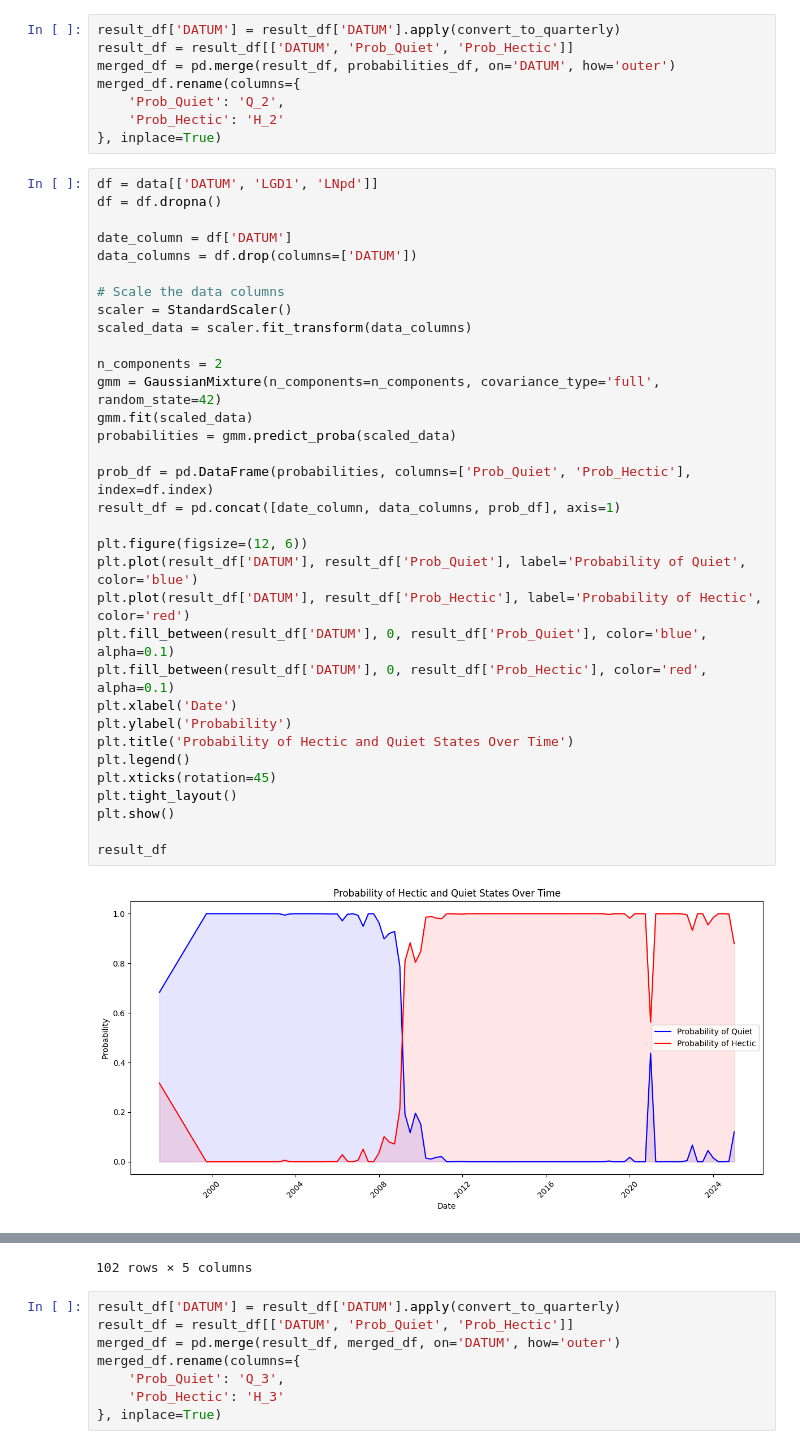
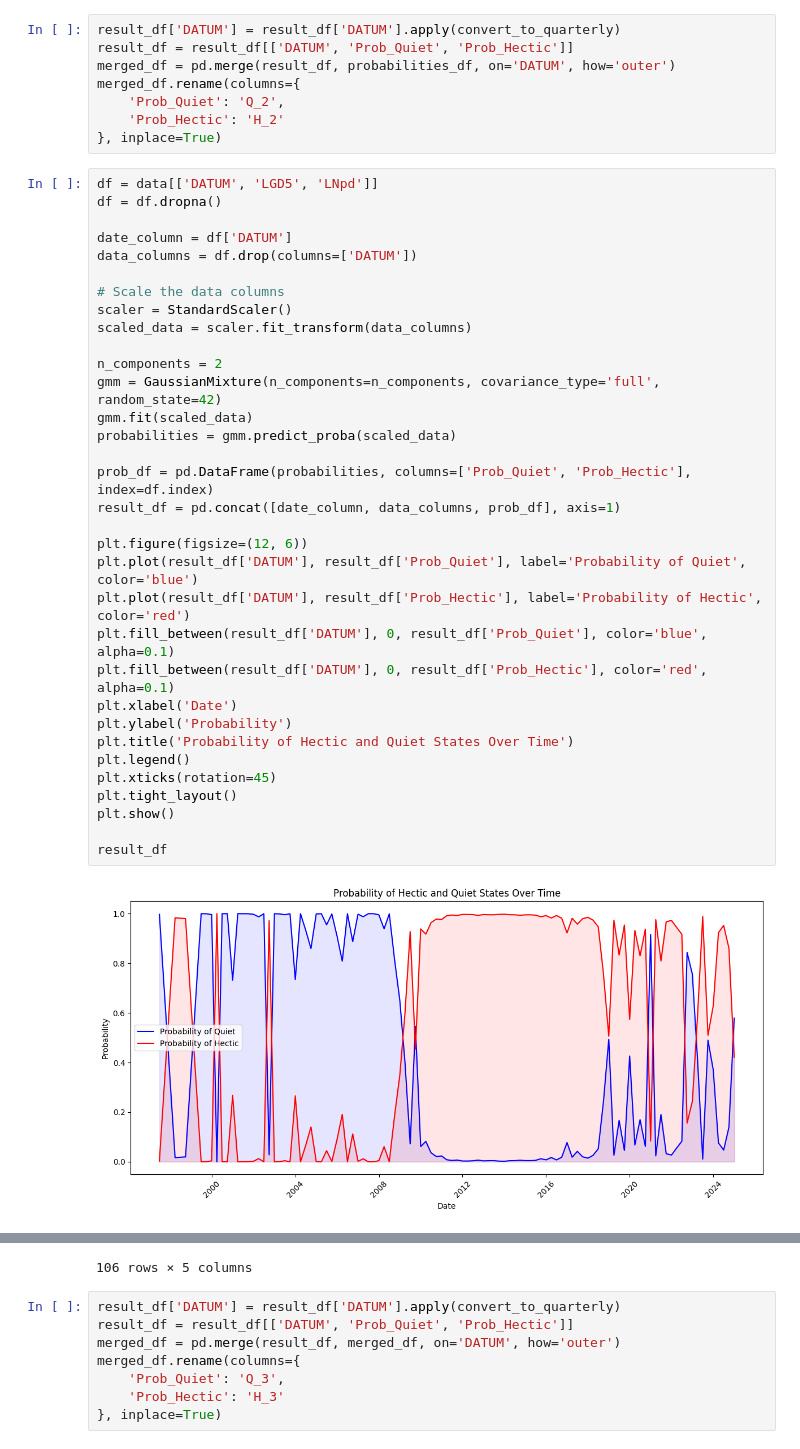
Before and after one commit to KraBence/Temalabor, a Jupyter notebook: Becslesek.ipynb, the cells around one changed output, grey strips where cells are left out. Cells and saved outputs as stored; diff of their text form.

```diff
--- a/Becslesek.ipynb
+++ b/Becslesek.ipynb
@@ -287,37 +300,37 @@ merged_df.rename(columns={
     'Prob_Hectic': 'H_2'
 }, inplace=True)
 # %%
-df = data[['DATUM', 'LGD1', 'LNpd']]
+df = data[['DATUM', 'LGD5', 'LNpd']]
 df = df.dropna()
 
 date_column = df['DATUM']
 data_columns = df.drop(columns=['DATUM'])
 
 # Scale the data columns
 scaler = StandardScaler()
 scaled_data = scaler.fit_transform(data_columns)
 
 n_components = 2
 gmm = GaussianMixture(n_components=n_components, covariance_type='full', random_state=42)
 gmm.fit(scaled_data)
 probabilities = gmm.predict_proba(scaled_data)
 
 prob_df = pd.DataFrame(probabilities, columns=['Prob_Quiet', 'Prob_Hectic'], index=df.index)
 result_df = pd.concat([date_column, data_columns, prob_df], axis=1)
 
 plt.figure(figsize=(12, 6))
 plt.plot(result_df['DATUM'], result_df['Prob_Quiet'], label='Probability of Quiet', color='blue')
 plt.plot(result_df['DATUM'], result_df['Prob_Hectic'], label='Probability of Hectic', color='red')
 plt.fill_between(result_df['DATUM'], 0, result_df['Prob_Quiet'], color='blue', alpha=0.1)
 plt.fill_between(result_df['DATUM'], 0, result_df['Prob_Hectic'], color='red', alpha=0.1)
 plt.xlabel('Date')
 plt.ylabel('Probability')
 plt.title('Probability of Hectic and Quiet States Over Time')
 plt.legend()
 plt.xticks(rotation=45)
 plt.tight_layout()
 plt.show()
 
 result_df
 # %% [output]
-[figure, old version]
+[figure, new version]
@@ -336,4 +349,4 @@ result_df
-102 rows × 5 columns
+106 rows × 5 columns
 # %%
 result_df['DATUM'] = result_df['DATUM'].apply(convert_to_quarterly)
 result_df = result_df[['DATUM', 'Prob_Quiet', 'Prob_Hectic']]
```
Also changed, not shown: parts of 7 cells of this notebook.
